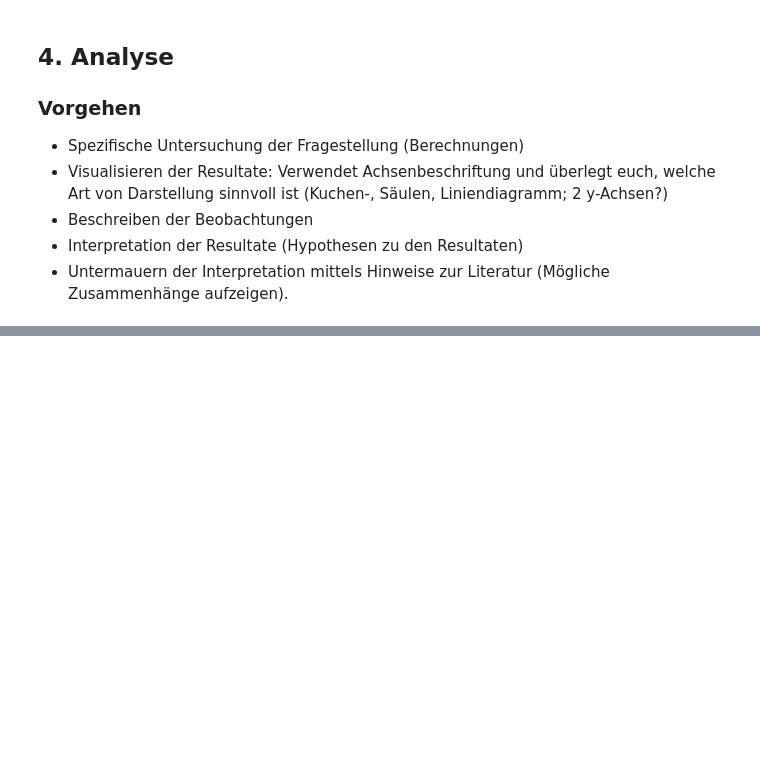
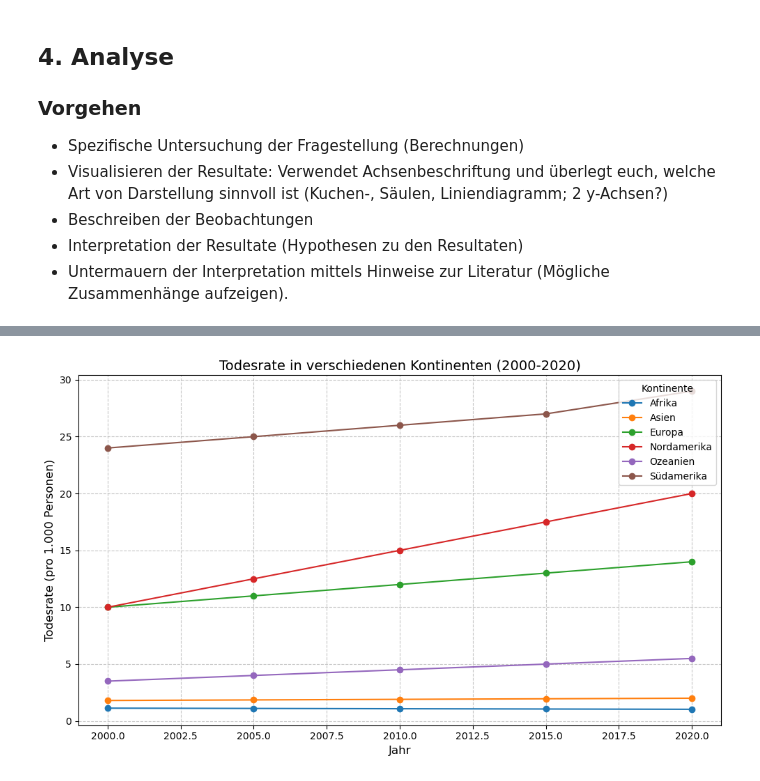
Before and after one commit to Joyce-ops/BMLD-LN2-Carmen-Mcqulat-Joyce, a Jupyter notebook: Leistungsnachweis 2.ipynb, the cells around one changed output, grey strips where cells are left out. Cells and saved outputs as stored; diff of their text form; code cells hidden in the pictures; blank space fills up the shorter version.

```diff
--- a/Leistungsnachweis 2.ipynb
+++ b/Leistungsnachweis 2.ipynb
@@ -459,0 +464,33 @@ g.legend()
+# %%
+
+import matplotlib.pyplot as plt
+
+# Daten definieren
+jahre = [2000, 2005, 2010, 2015, 2020]
+
+todesraten = {
+    "Afrika": [1.125, 1.100, 1.075, 1.050, 1.025],
+    "Asien": [1.80, 1.85, 1.90, 1.95, 2.00],
+    "Europa": [10, 11, 12, 13, 14],
+    "Nordamerika": [10.0, 12.5, 15.0, 17.5, 20.0],
+    "Ozeanien": [3.5, 4.0, 4.5, 5.0, 5.5],
+    "Südamerika": [24, 25, 26, 27, 29],
+}
+
+# Liniendiagramm erstellen
+plt.figure(figsize=(10, 6))
+for kontinent, raten in todesraten.items():
+    plt.plot(jahre, raten, marker='o', label=kontinent)
+
+# Diagramm anpassen
+plt.title("Todesrate in verschiedenen Kontinenten (2000-2020)", fontsize=14)
+plt.xlabel("Jahr", fontsize=12)
+plt.ylabel("Todesrate (pro 1.000 Personen)", fontsize=12)
+plt.grid(True, linestyle='--', alpha=0.7)
+plt.legend(title="Kontinente", fontsize=10)
+
+# Diagramm anzeigen
+plt.tight_layout()
+plt.show()
+# %% [output]
+[figure, added]
```
Also changed, not shown: parts of 7 cells of this notebook.
